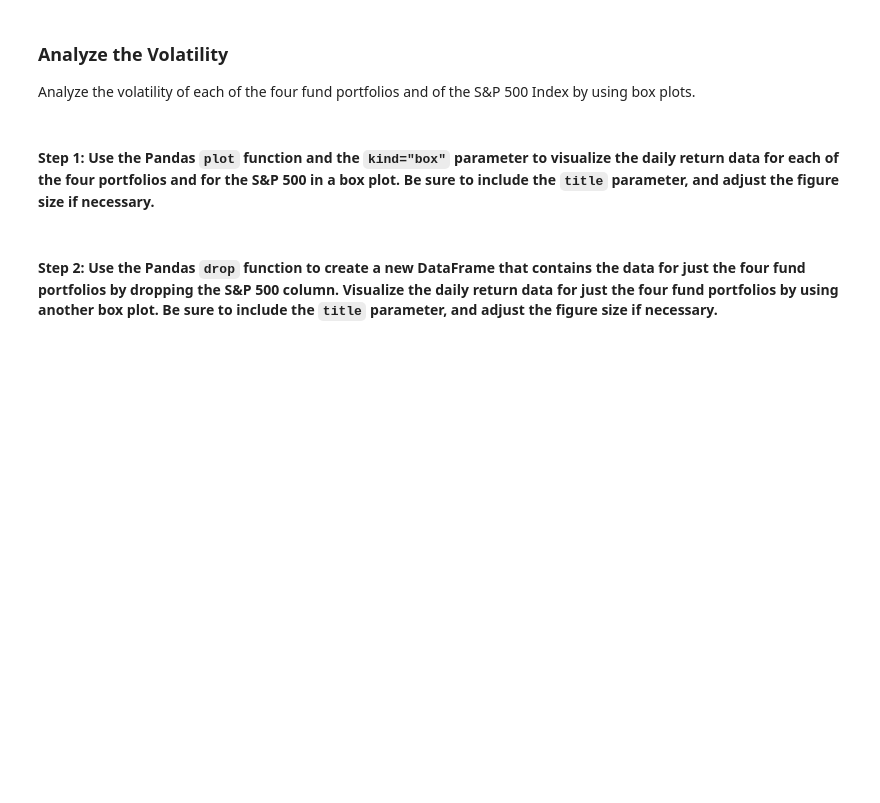
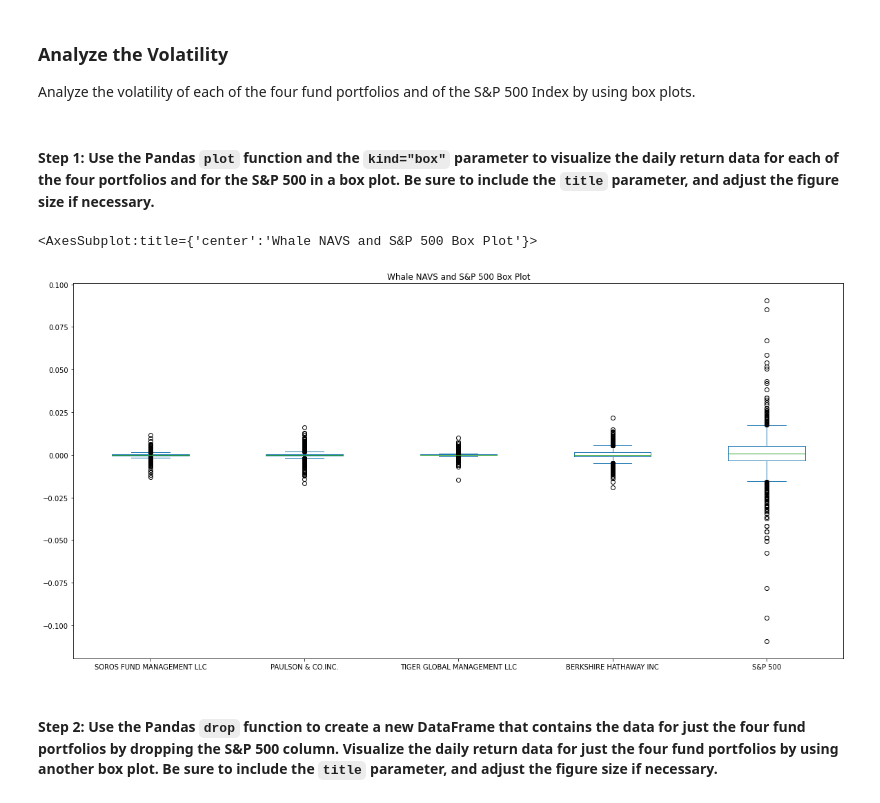
Before and after one commit to NomanZubairi/Pandas-Risk-Analysis, a Jupyter notebook: risk_return_analysis.ipynb, the cells around one changed output. Cells and saved outputs as stored; diff of their text form; code cells hidden in the pictures; blank space fills up the shorter version.

```diff
--- a/risk_return_analysis.ipynb
+++ b/risk_return_analysis.ipynb
@@ -200,7 +200,10 @@ Analyze the volatility of each of the four fund portfolios and of the S&P 500 In
 # %%
 # Use the daily return data to create box plots to visualize the volatility of the 4 funds and the S&P 500
 # Include a title parameter and adjust the figure size
-# YOUR CODE HERE
+whale_navs_df_daily_returns.plot(kind="box", figsize=(20,10), title="Whale NAVS and S&P 500 Box Plot")
+# %% [output]
+<AxesSubplot:title={'center':'Whale NAVS and S&P 500 Box Plot'}>
+[figure, added]
 # %% [markdown]
 #### Step 2: Use the Pandas `drop` function to create a new DataFrame that contains the data for just the four fund portfolios by dropping the S&P 500 column. Visualize the daily return data for just the four fund portfolios by using another box plot. Be sure to include the `title` parameter, and adjust the figure size if necessary.
 # %%
```
Also changed, not shown: parts of 3 cells of this notebook.
